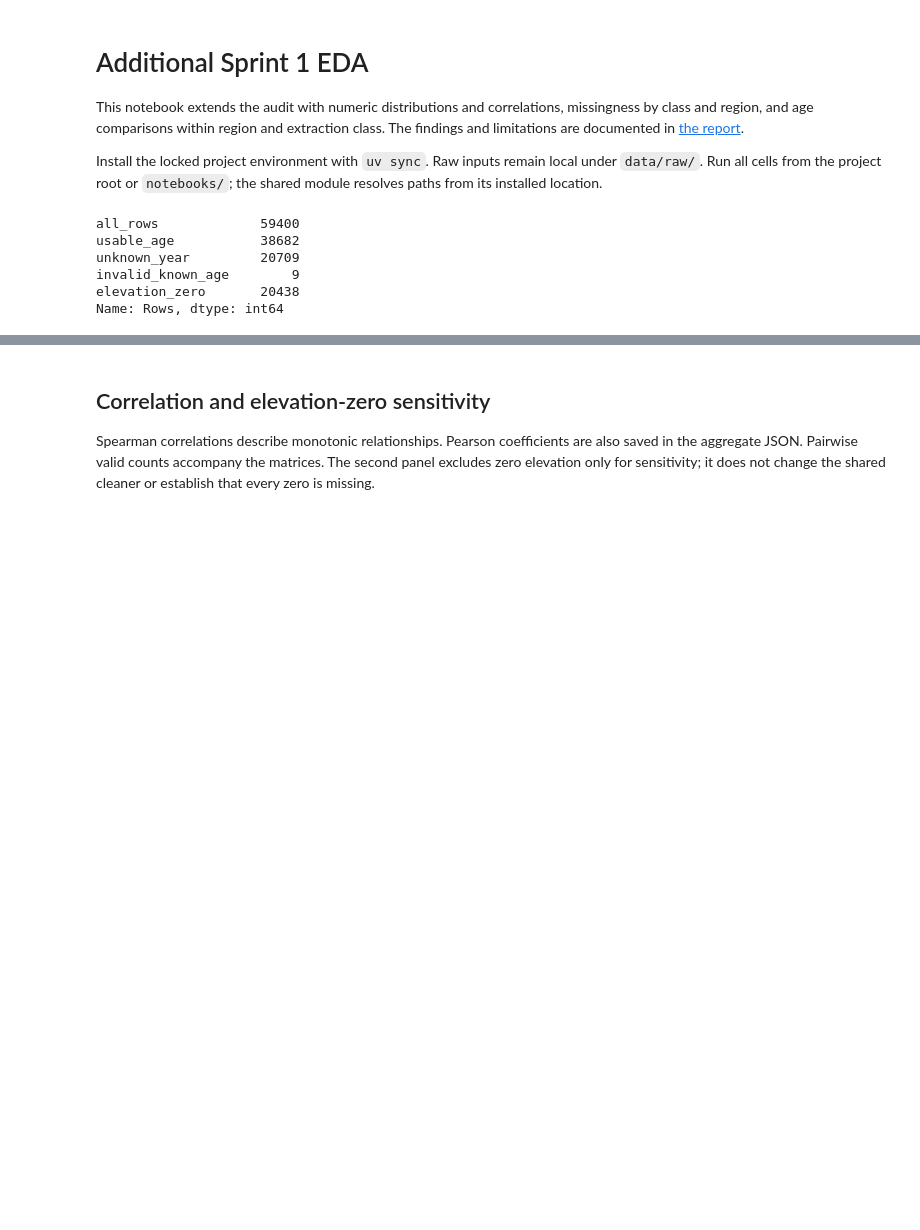
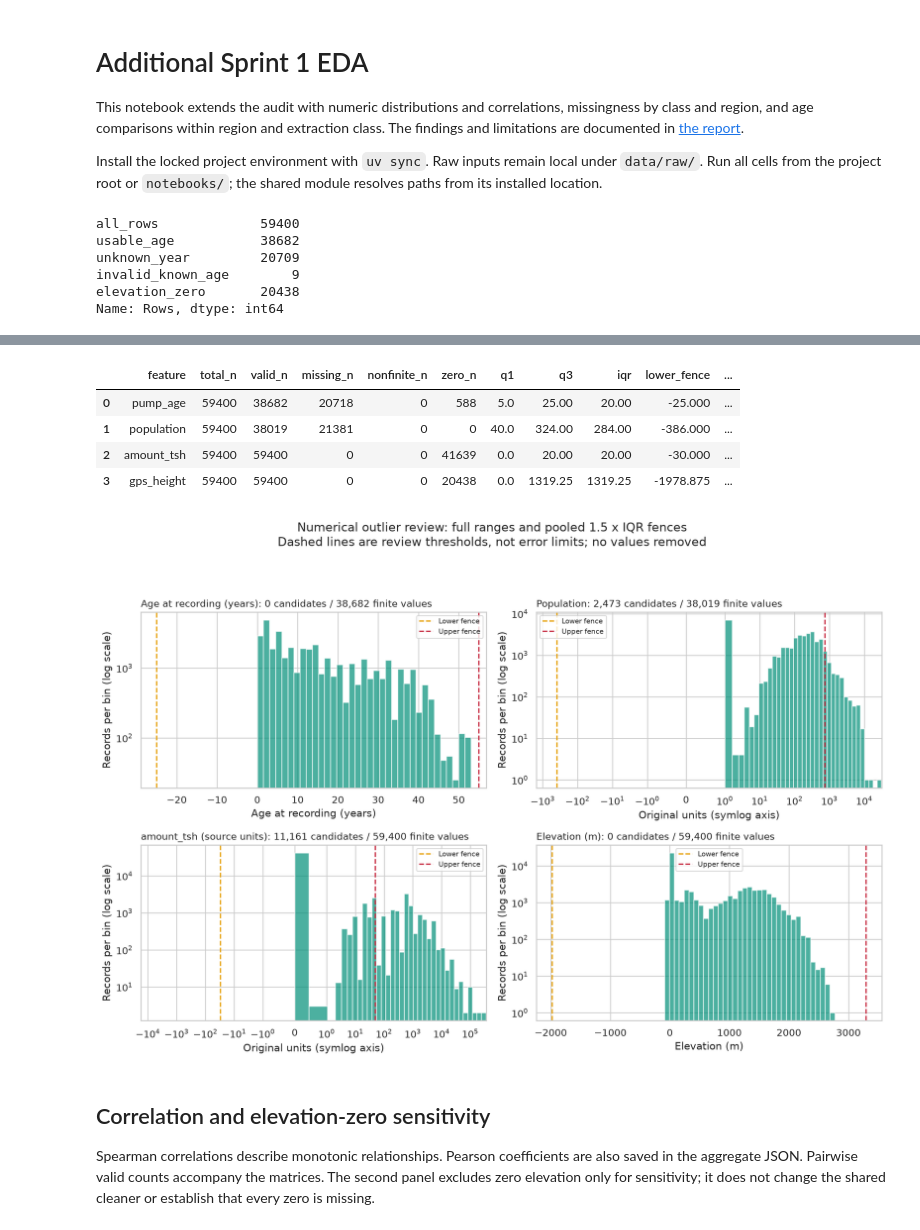
Before and after one commit to marblehub/data-circle, a Jupyter notebook: projects/water_pumps/team-WTM/notebooks/04_additional_numeric_missingness_age_eda.ipynb, the cells around one changed output, grey strips where cells are left out. Drawn from its saved outputs; the diff is of its cells as text; code cells hidden in the pictures; blank space fills up the shorter version.

```diff
--- a/projects/water_pumps/team-WTM/notebooks/04_additional_numeric_missingness_age_eda.ipynb
+++ b/projects/water_pumps/team-WTM/notebooks/04_additional_numeric_missingness_age_eda.ipynb
@@ -51,3 +61,14 @@ display(Image(filename=str(DEFAULT_FIGURES / 'numeric_boxplots.png')))
+# %%
+outliers = pd.DataFrame(results['numeric_outliers'])
+display(outliers.round(3))
+display(Image(filename=str(DEFAULT_FIGURES / 'numeric_outlier_distributions.png')))
+# %% [output]
+|  | feature | total_n | valid_n | missing_n | nonfinite_n | zero_n | q1 | q3 | iqr | lower_fence | ... |
+| 0 | pump_age | 59400 | 38682 | 20718 | 0 | 588 | 5.0 | 25.00 | 20.00 | -25.000 | ... |
+| 1 | population | 59400 | 38019 | 21381 | 0 | 0 | 40.0 | 324.00 | 284.00 | -386.000 | ... |
+| 2 | amount_tsh | 59400 | 59400 | 0 | 0 | 41639 | 0.0 | 20.00 | 20.00 | -30.000 | ... |
+| 3 | gps_height | 59400 | 59400 | 0 | 0 | 20438 | 0.0 | 1319.25 | 1319.25 | -1978.875 | ... |
+[figure, added]
 # %% [markdown]
 ## Correlation and elevation-zero sensitivity
 
```
Also changed, not shown: parts of 4 cells of this notebook, 16 other files.
